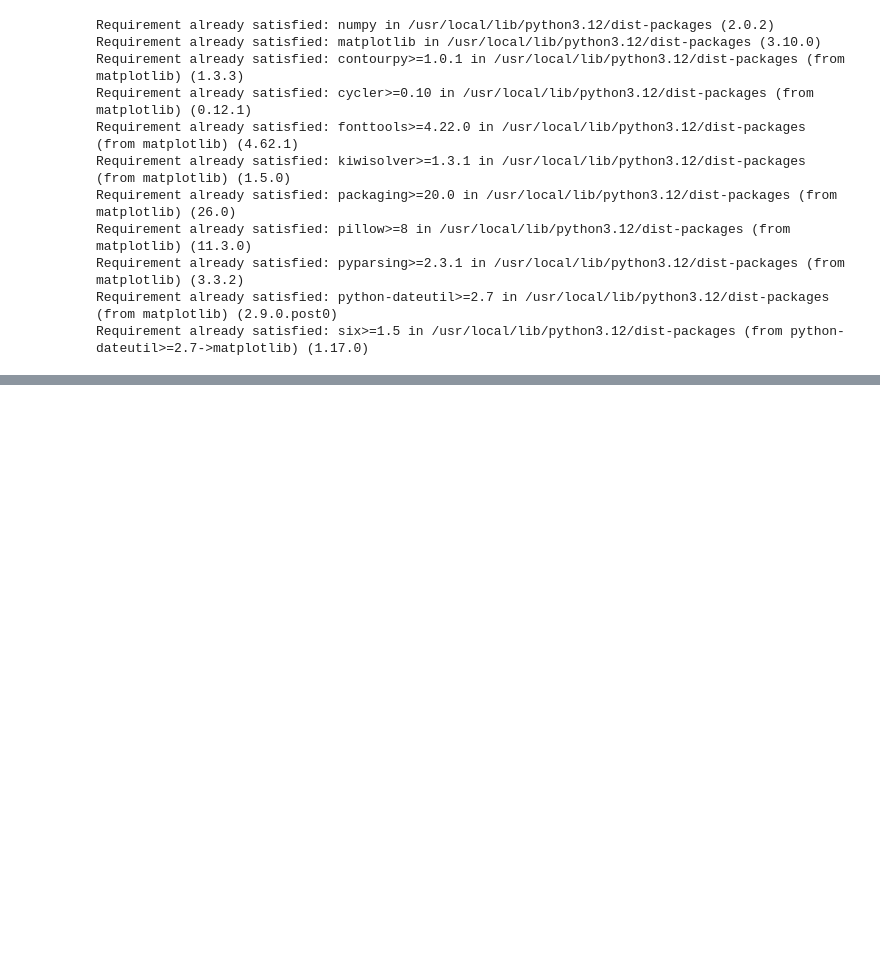
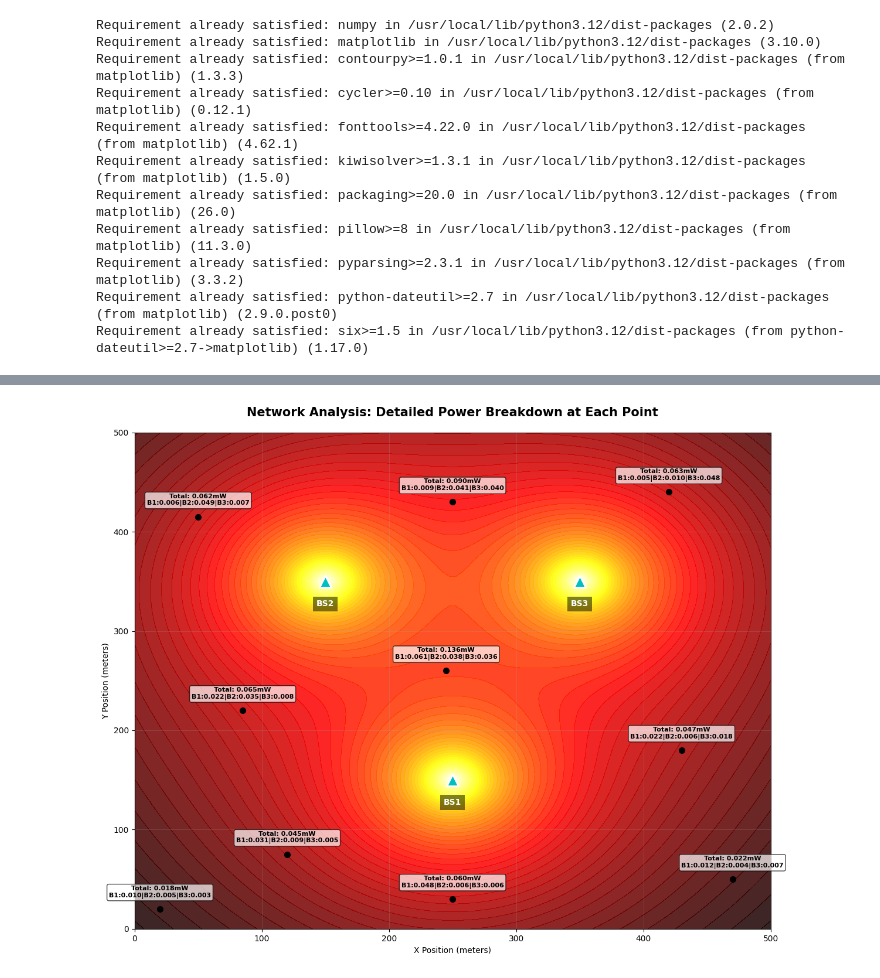
Before and after one commit to antor1010/research_paper, a Jupyter notebook: researchpaper.ipynb, the cells around one changed output, grey strips where cells are left out. Cells and saved outputs as stored; diff of their text form; code cells hidden in the pictures; blank space fills up the shorter version.

```diff
--- a/researchpaper.ipynb
+++ b/researchpaper.ipynb
@@ -446,0 +352,93 @@ TOTAL HARVESTED | -            | 0.057527        mW
+# %%
+import numpy as np
+import matplotlib.pyplot as plt
+import pandas as pd
+
+def calculate_detailed_power(x, y, base_stations):
+    Pt_dbm, Gt_dbi, Gr_dbi = 46, 15, 2
+    Pt = 10**(Pt_dbm / 10) / 1000
+    Gt, Gr = 10**(Gt_dbi / 10), 10**(Gr_dbi / 10)
+    fc, c = 915e6, 3e8
+    wavelength = c / fc
+    eta, blockage_loss_db, blockage_prob = 0.7, 20, 0.3
+    num_trials = 100
+
+    bs_individual_powers = []
+    total_mw = 0
+
+    for bs in base_stations:
+        bx, by = bs['position']
+        dist = np.sqrt((x - bx)**2 + (y - by)**2)
+        if dist < 0.1: dist = 0.1
+
+        is_blocked = np.random.rand(num_trials) < blockage_prob
+        L_block = np.ones(num_trials)
+        L_block[is_blocked] = 10**(-blockage_loss_db / 10)
+
+        Pr = Pt * Gt * Gr * (wavelength / (4 * np.pi * dist)) ** 2 * L_block
+        Ph_avg = np.mean(eta * Pr) * 1000 # mW
+
+        bs_individual_powers.append(Ph_avg)
+        total_mw += Ph_avg
+
+    return total_mw, bs_individual_powers
+
+AREA_WIDTH, AREA_HEIGHT = 500, 500
+current_base_stations = [
+    {'position': (250, 150), 'name': 'BS1'},
+    {'position': (150, 350), 'name': 'BS2'},
+    {'position': (350, 350), 'name': 'BS3'},
+]
+
+points_coords = [
+    (50, 415), (250, 430), (420, 440), (245, 260),
+    (430, 180), (470, 50), (250, 30), (120, 75),
+    (85, 220), (20, 20)
+]
+
+
+plt.figure(figsize=(14, 11))
+
+
+res = 100
+x_grid = np.linspace(0, AREA_WIDTH, res)
+y_grid = np.linspace(0, AREA_HEIGHT, res)
+X, Y = np.meshgrid(x_grid, y_grid)
+Z = np.zeros_like(X)
+for bs in current_base_stations:
+    Z += 1 / (np.sqrt((X-bs['position'][0])**2 + (Y-bs['position'][1])**2) + 20)**2
+
+plt.contourf(X, Y, 10*np.log10(Z), levels=50, cmap='hot', alpha=0.85)
+
+
+for bs in current_base_stations:
+    bx, by = bs['position']
+    plt.plot(bx, by, 'c^', markersize=14, markeredgecolor='white', markeredgewidth=2)
+    plt.text(bx, by-25, bs['name'], color='white', fontweight='bold', ha='center',
+             bbox=dict(facecolor='black', alpha=0.5, edgecolor='none'))
+
+print(f"{'Point':<10} | {'Total (mW)':<12} | {'BS1':<10} | {'BS2':<10} | {'BS3':<10}")
+print("-" * 60)
+
+for idx, (px, py) in enumerate(points_coords):
+    total_p, bs_powers = calculate_detailed_power(px, py, current_base_stations)
+
+
+    plt.plot(px, py, 'ko', markersize=7)
+
+    label_text = (f"Total: {total_p:.3f}mW\n"
+                  f"B1:{bs_powers[0]:.3f}|B2:{bs_powers[1]:.3f}|B3:{bs_powers[2]:.3f}")
+
+    plt.text(px, py+12, label_text, fontsize=8, fontweight='bold', ha='center',
+             bbox=dict(facecolor='white', alpha=0.7, edgecolor='black', boxstyle='round,pad=0.3'))
+
+    print(f"P{idx+1:<9} | {total_p:<12.4f} | {bs_powers[0]:<10.4f} | {bs_powers[1]:<10.4f} | {bs_powers[2]:<10.4f}")
+
+plt.title("Network Analysis: Detailed Power Breakdown at Each Point", fontsize=15, fontweight='bold', pad=20)
+plt.xlabel("X Position (meters)")
+plt.ylabel("Y Position (meters)")
+plt.grid(True, alpha=0.2)
+plt.xlim(0, 500)
+plt.ylim(0, 500)
+plt.show()
+# %% [output]
@@ -446,0 +457 @@ TOTAL HARVESTED | -            | 0.057527        mW
+[figure, added]
```
Also changed, not shown: parts of 3 cells of this notebook.
